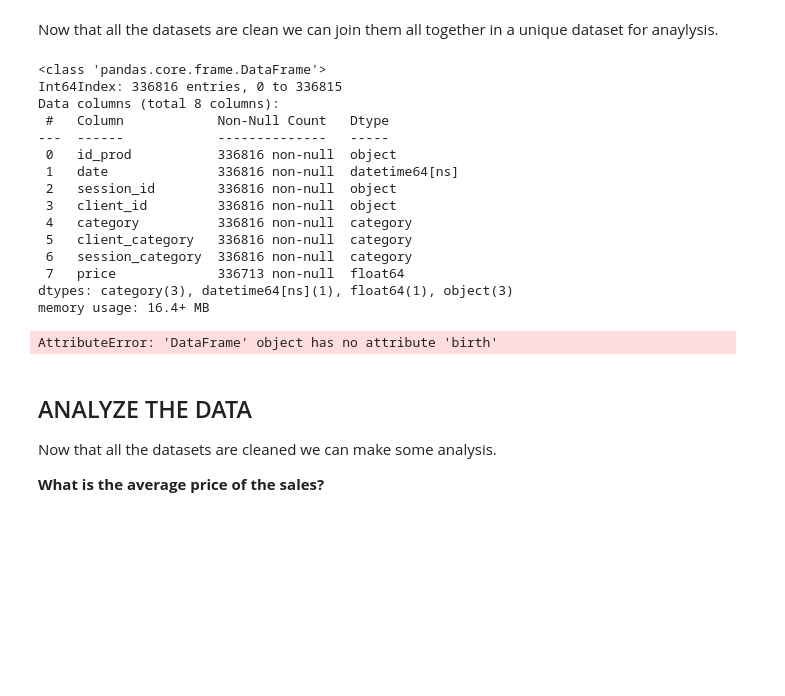
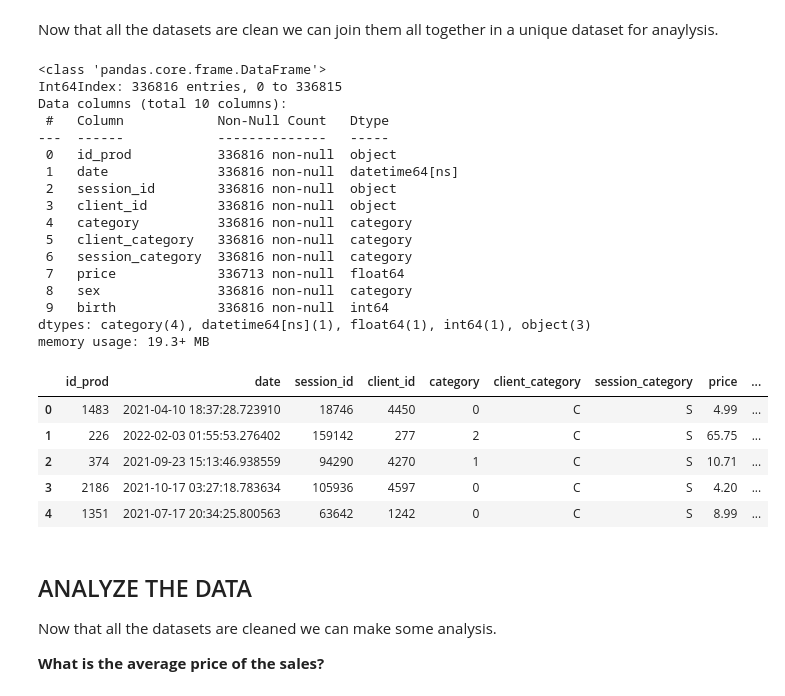
Before and after one commit to furawa/OC_data_analyst_projects, a Jupyter notebook: 02_analyze_company_sales/analyze_company_sales.ipynb, the cells around one changed output. Drawn from its saved outputs; the diff is of its cells as text; code cells hidden in the pictures; blank space fills up the shorter version.

```diff
--- a/02_analyze_company_sales/analyze_company_sales.ipynb
+++ b/02_analyze_company_sales/analyze_company_sales.ipynb
@@ -309,11 +309,11 @@ sales_df = sales_merge.merge(customers_clean, on = ["client_id", "client_categor
 # Turn category and client category into categorical variable
 sales_df.iloc[:, 4:6] = sales_df.iloc[:, 4:6].astype("category")
 # Check if it is ok
-sales_merge.info()
+sales_df.info()
 # %% [output]
 <class 'pandas.core.frame.DataFrame'>
 Int64Index: 336816 entries, 0 to 336815
-Data columns (total 8 columns):
+Data columns (total 10 columns):
  #   Column            Non-Null Count   Dtype
 ---  ------            --------------   -----
  0   id_prod           336816 non-null  object
@@ -324,14 +324,21 @@ Data columns (total 8 columns):
  5   client_category   336816 non-null  category
  6   session_category  336816 non-null  category
  7   price             336713 non-null  float64
-dtypes: category(3), datetime64[ns](1), float64(1), object(3)
-memory usage: 16.4+ MB
+ 8   sex               336816 non-null  category
+ 9   birth             336816 non-null  int64
+dtypes: category(4), datetime64[ns](1), float64(1), int64(1), object(3)
+memory usage: 19.3+ MB
 # %%
 # Create the variable age, today date - birth date
-sales_merge["age"] = datetime.datetime.now().year - sales_merge.birth
-sales_merge.head()
+sales_df["age"] = datetime.datetime.now().year - sales_df.birth
+sales_df.head()
 # %% [output]
-AttributeError: 'DataFrame' object has no attribute 'birth'
+|  | id_prod | date | session_id | client_id | category | client_category | session_category | price | ... |
+| 0 | 1483 | 2021-04-10 18:37:28.723910 | 18746 | 4450 | 0 | C | S | 4.99 | ... |
+| 1 | 226 | 2022-02-03 01:55:53.276402 | 159142 | 277 | 2 | C | S | 65.75 | ... |
+| 2 | 374 | 2021-09-23 15:13:46.938559 | 94290 | 4270 | 1 | C | S | 10.71 | ... |
+| 3 | 2186 | 2021-10-17 03:27:18.783634 | 105936 | 4597 | 0 | C | S | 4.20 | ... |
+| 4 | 1351 | 2021-07-17 20:34:25.800563 | 63642 | 1242 | 0 | C | S | 8.99 | ... |
 # %% [markdown]
 ## ANALYZE THE DATA
 
```
